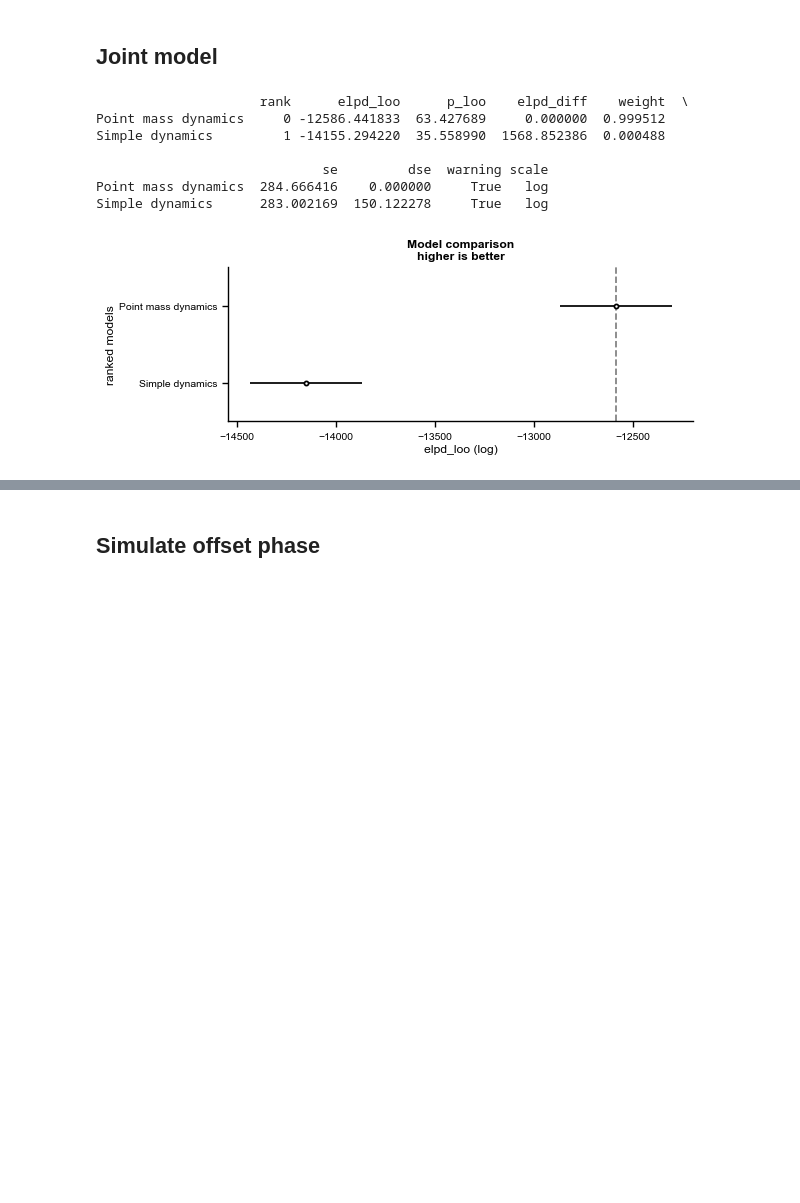
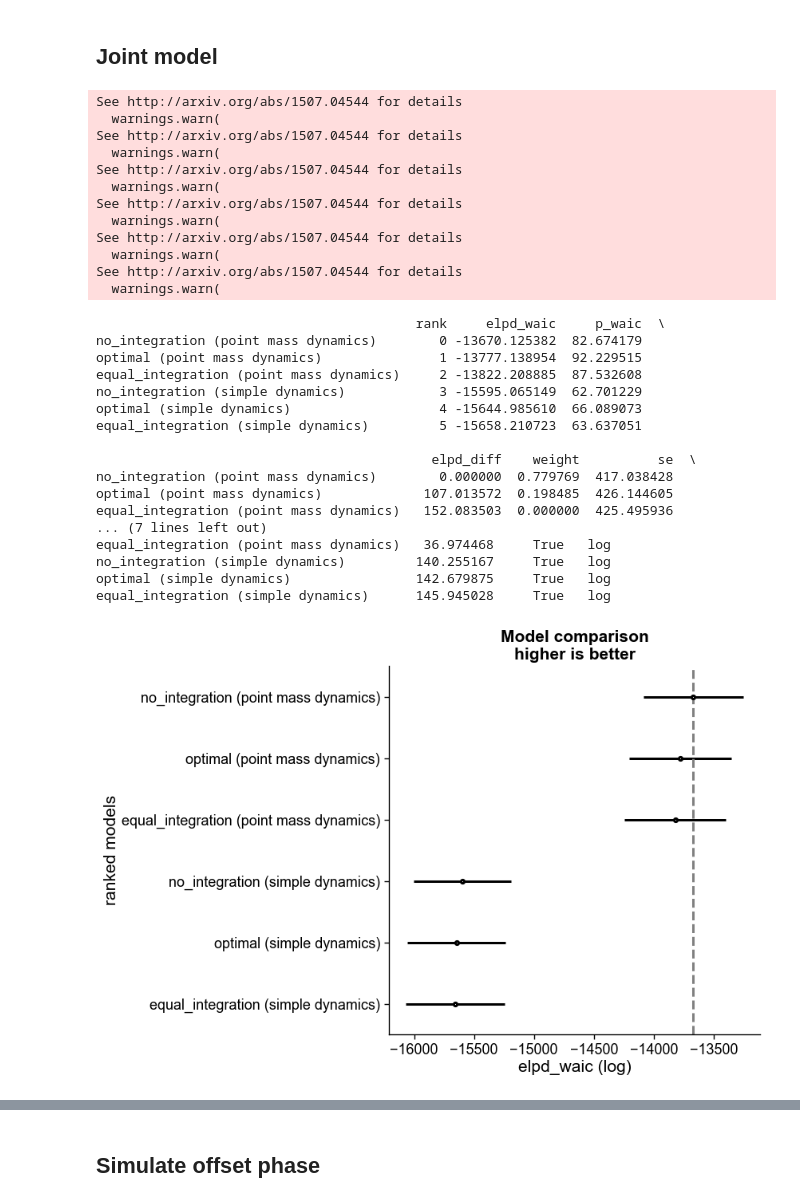
Before and after one commit to dominikstrb/cpp-proprioception, a Jupyter notebook: notebooks/ModelFitsMultisensoryJoint.ipynb, the cells around one changed output, grey strips where cells are left out. Saved outputs shown, nothing was run; the diff lists cells and outputs as text; code cells hidden in the pictures; blank space fills up the shorter version.

```diff
--- a/notebooks/ModelFitsMultisensoryJoint.ipynb
+++ b/notebooks/ModelFitsMultisensoryJoint.ipynb
@@ -64,29 +64,51 @@ prop 2
 ## Joint model
 # %%
 seed = 7453
-model_classes = {"Simple dynamics": "MultisensoryDelayModel", "Point mass dynamics": "MultisensoryDelayModelPointMassDynamics"}
+model_classes = {"(simple dynamics)": "MultisensoryDelayModel", "(point mass dynamics)": "MultisensoryDelayModelPointMassDynamics"}
 # participant = 802096684
-models = {f"{name}": az.from_netcdf(
+models = {f"{model_name} {name}": az.from_netcdf(
                 f"../results/multisensory-mcmc-{participant}_1_2_{seed}_1000_2500_4_{model_name}_{model_class}.nc"
             )
-            for name, model_class in model_classes.items() for model_name in ["optimal"]}
+            for name, model_class in model_classes.items() for model_name in ["optimal", "no_integration", "equal_integration"]}
 
 # stack up log likelihoods for all 6 conditions into a single array for each model so that we can perform model comparison using all conditions together
 models = {model_name: concat_log_likelihoods(model) for model_name, model in models.items()}
 # %%
 
-comp_df = az.compare(models)
+comp_df = az.compare(models, ic="waic")
 print(comp_df)
 axes = az.plot_compare(comp_df=comp_df)
 # %% [output]
-                     rank      elpd_loo      p_loo    elpd_diff    weight  \
-Point mass dynamics     0 -12586.441833  63.427689     0.000000  0.999512
-Simple dynamics         1 -14155.294220  35.558990  1568.852386  0.000488
-
-                             se         dse  warning scale
-Point mass dynamics  284.666416    0.000000     True   log
-Simple dynamics      283.002169  150.122278     True   log
+See http://arxiv.org/abs/1507.04544 for details
+  warnings.warn(
+See http://arxiv.org/abs/1507.04544 for details
+  warnings.warn(
+See http://arxiv.org/abs/1507.04544 for details
+  warnings.warn(
+See http://arxiv.org/abs/1507.04544 for details
+  warnings.warn(
+See http://arxiv.org/abs/1507.04544 for details
+  warnings.warn(
+See http://arxiv.org/abs/1507.04544 for details
+  warnings.warn(
+                                         rank     elpd_waic     p_waic  \
+no_integration (point mass dynamics)        0 -13670.125382  82.674179
+optimal (point mass dynamics)               1 -13777.138954  92.229515
+equal_integration (point mass dynamics)     2 -13822.208885  87.532608
+no_integration (simple dynamics)            3 -15595.065149  62.701229
+optimal (simple dynamics)                   4 -15644.985610  66.089073
+equal_integration (simple dynamics)         5 -15658.210723  63.637051
+
+                                           elpd_diff    weight          se  \
+no_integration (point mass dynamics)        0.000000  0.779769  417.038428
+optimal (point mass dynamics)             107.013572  0.198485  426.144605
+equal_integration (point mass dynamics)   152.083503  0.000000  425.495936
+... (7 lines left out)
+equal_integration (point mass dynamics)   36.974468     True   log
+no_integration (simple dynamics)         140.255167     True   log
+optimal (simple dynamics)                142.679875     True   log
+equal_integration (simple dynamics)      145.945028     True   log
-[figure, old version]
+[figure, new version]
 # %%
 for name, model in models.items():
     az.plot_trace(model)
```
Also changed, not shown: parts of 3 cells of this notebook, 6 other files.
